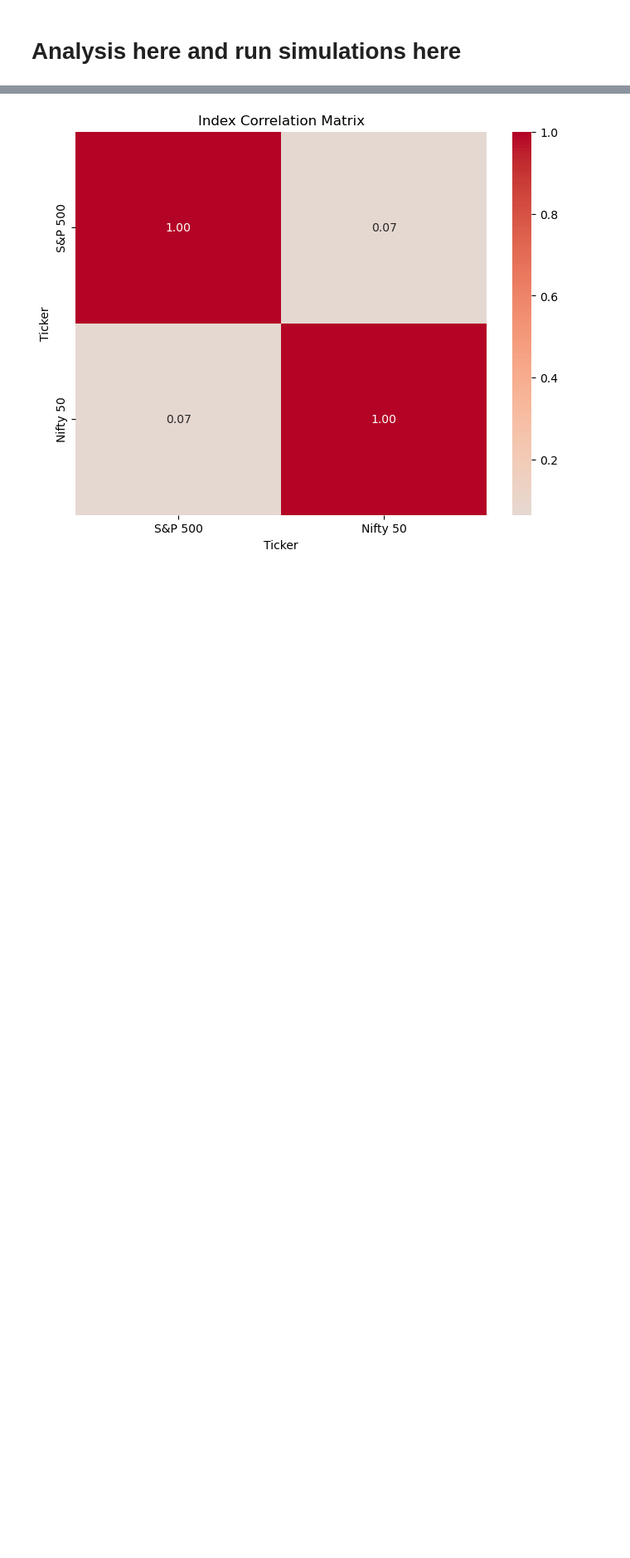
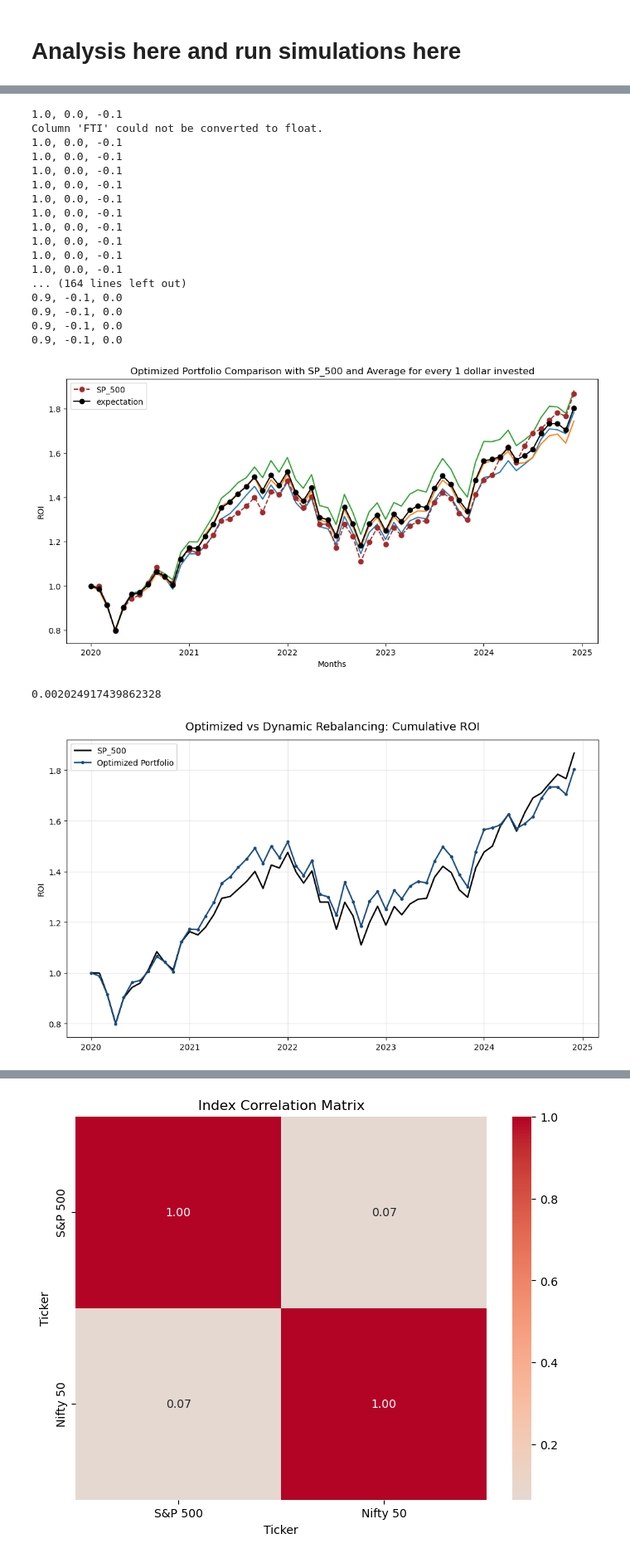
Before and after one commit to vincentbatten27/Multi-Factor_Investing, a Jupyter notebook: Multi_Factor_Fall_25/Run simulator.ipynb, the cells around one changed output, grey strips where cells are left out. Shown at 83% size. Drawn from its saved outputs; the diff is of its cells as text; code cells hidden in the pictures; blank space fills up the shorter version.

```diff
--- a/Multi_Factor_Fall_25/Run simulator.ipynb
+++ b/Multi_Factor_Fall_25/Run simulator.ipynb
@@ -2492,0 +2175,30 @@ Column 'FTI' could not be converted to float.
+# %%
+# y = yearly rebalancing
+# m = monthly rebalancing
+# dry = dynamic rebalancing yearly
+# drm = dynamic rebalancing monthly
+
+#STD max (kinda?)
+oos1_list,oos1_list_yearly,oos1_average=monte_carlo_simulation(3,1, 0, 0 ,'rebalance',3,5, 'drm')
+analyze_portfolios(final_visual(),12)
+# %% [output]
+1.0, 0.0, -0.1
+Column 'FTI' could not be converted to float.
+1.0, 0.0, -0.1
+1.0, 0.0, -0.1
+1.0, 0.0, -0.1
+1.0, 0.0, -0.1
+1.0, 0.0, -0.1
+1.0, 0.0, -0.1
+1.0, 0.0, -0.1
+1.0, 0.0, -0.1
+1.0, 0.0, -0.1
+1.0, 0.0, -0.1
+... (164 lines left out)
+0.9, -0.1, 0.0
+0.9, -0.1, 0.0
+0.9, -0.1, 0.0
+0.9, -0.1, 0.0
+[figure, added]
+0.002024917439862328
+[figure, added]
```
Also changed, not shown: parts of 41 cells of this notebook, 20 other files.
